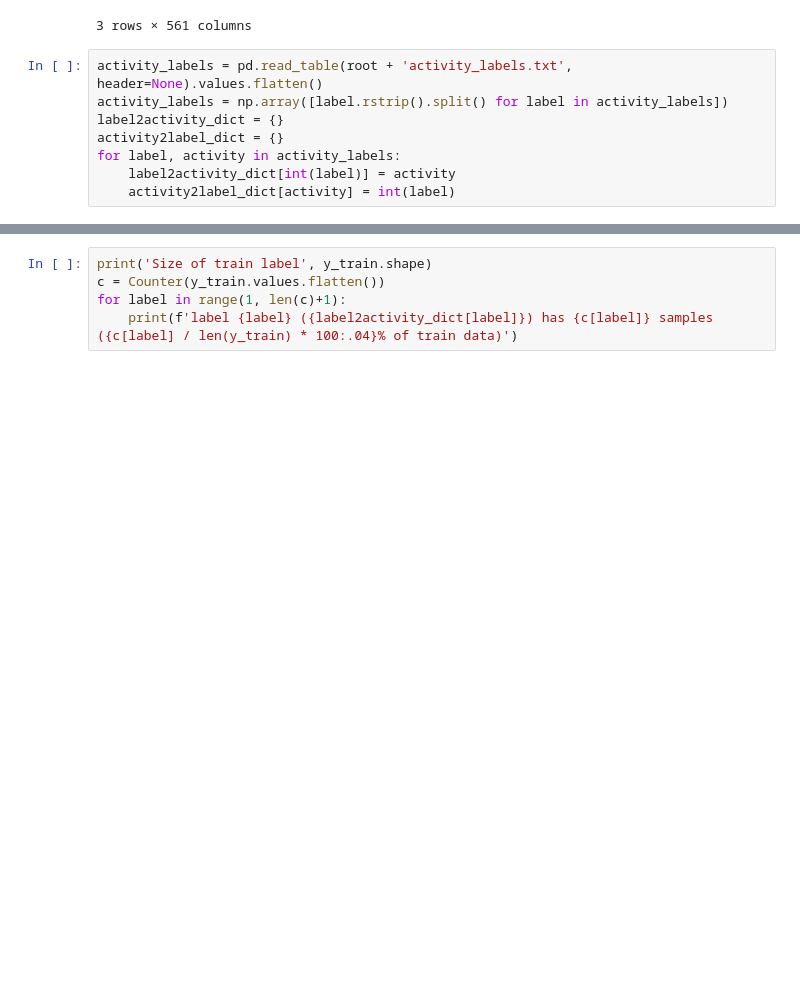
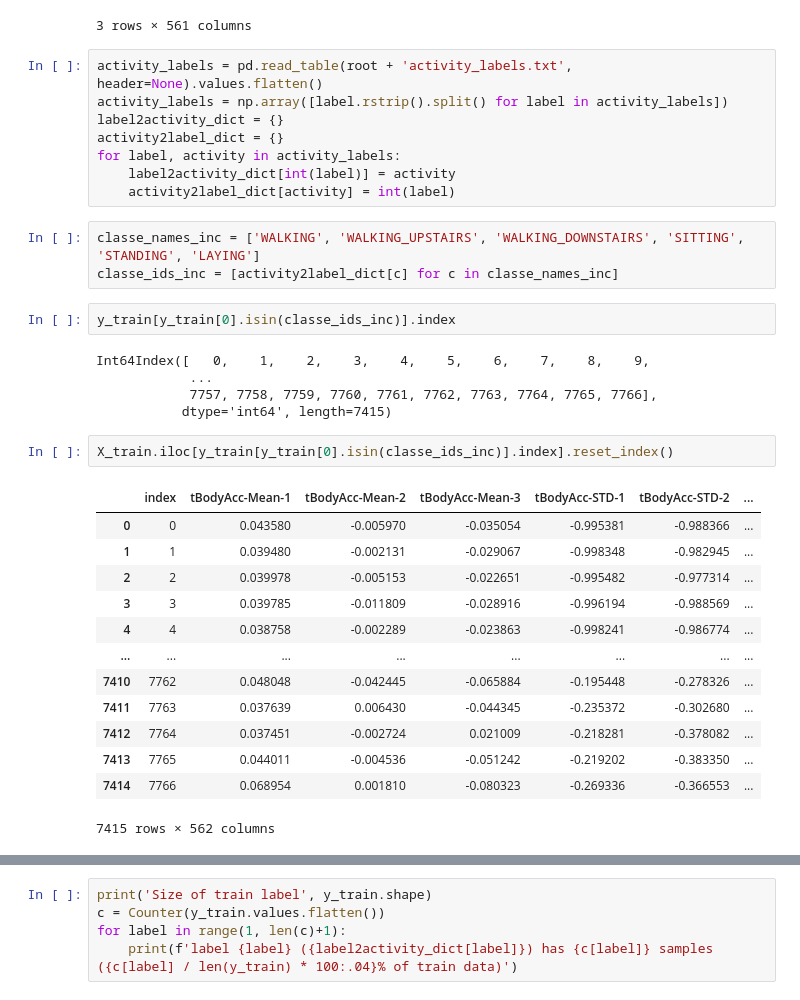
Before and after one commit to takumiw/Deep-Learning-for-Human-Activity-Recognition, a Jupyter notebook: notebooks/basic_data_analysis.ipynb, the cells around one changed output, grey strips where cells are left out. Saved outputs shown, nothing was run; the diff lists cells and outputs as text; blank space fills up the shorter version.

```diff
--- a/notebooks/basic_data_analysis.ipynb
+++ b/notebooks/basic_data_analysis.ipynb
@@ -90,3 +90,29 @@ activity2label_dict = {}
 for label, activity in activity_labels:
     label2activity_dict[int(label)] = activity
     activity2label_dict[activity] = int(label)
+# %%
+classe_names_inc = ['WALKING', 'WALKING_UPSTAIRS', 'WALKING_DOWNSTAIRS', 'SITTING', 'STANDING', 'LAYING']
+classe_ids_inc = [activity2label_dict[c] for c in classe_names_inc]
+# %%
+y_train[y_train[0].isin(classe_ids_inc)].index
+# %% [output]
+Int64Index([   0,    1,    2,    3,    4,    5,    6,    7,    8,    9,
+            ...
+            7757, 7758, 7759, 7760, 7761, 7762, 7763, 7764, 7765, 7766],
+           dtype='int64', length=7415)
+# %%
+X_train.iloc[y_train[y_train[0].isin(classe_ids_inc)].index].reset_index()
+# %% [output]
+|  | index | tBodyAcc-Mean-1 | tBodyAcc-Mean-2 | tBodyAcc-Mean-3 | tBodyAcc-STD-1 | tBodyAcc-STD-2 | ... |
+| 0 | 0 | 0.043580 | -0.005970 | -0.035054 | -0.995381 | -0.988366 | ... |
+| 1 | 1 | 0.039480 | -0.002131 | -0.029067 | -0.998348 | -0.982945 | ... |
+| 2 | 2 | 0.039978 | -0.005153 | -0.022651 | -0.995482 | -0.977314 | ... |
+| 3 | 3 | 0.039785 | -0.011809 | -0.028916 | -0.996194 | -0.988569 | ... |
+| 4 | 4 | 0.038758 | -0.002289 | -0.023863 | -0.998241 | -0.986774 | ... |
+| ... | ... | ... | ... | ... | ... | ... | ... |
+| 7410 | 7762 | 0.048048 | -0.042445 | -0.065884 | -0.195448 | -0.278326 | ... |
+| 7411 | 7763 | 0.037639 | 0.006430 | -0.044345 | -0.235372 | -0.302680 | ... |
+| 7412 | 7764 | 0.037451 | -0.002724 | 0.021009 | -0.218281 | -0.378082 | ... |
+| 7413 | 7765 | 0.044011 | -0.004536 | -0.051242 | -0.219202 | -0.383350 | ... |
+| 7414 | 7766 | 0.068954 | 0.001810 | -0.080323 | -0.269336 | -0.366553 | ... |
+7415 rows × 562 columns
```
Also changed, not shown: parts of 2 cells of this notebook.
